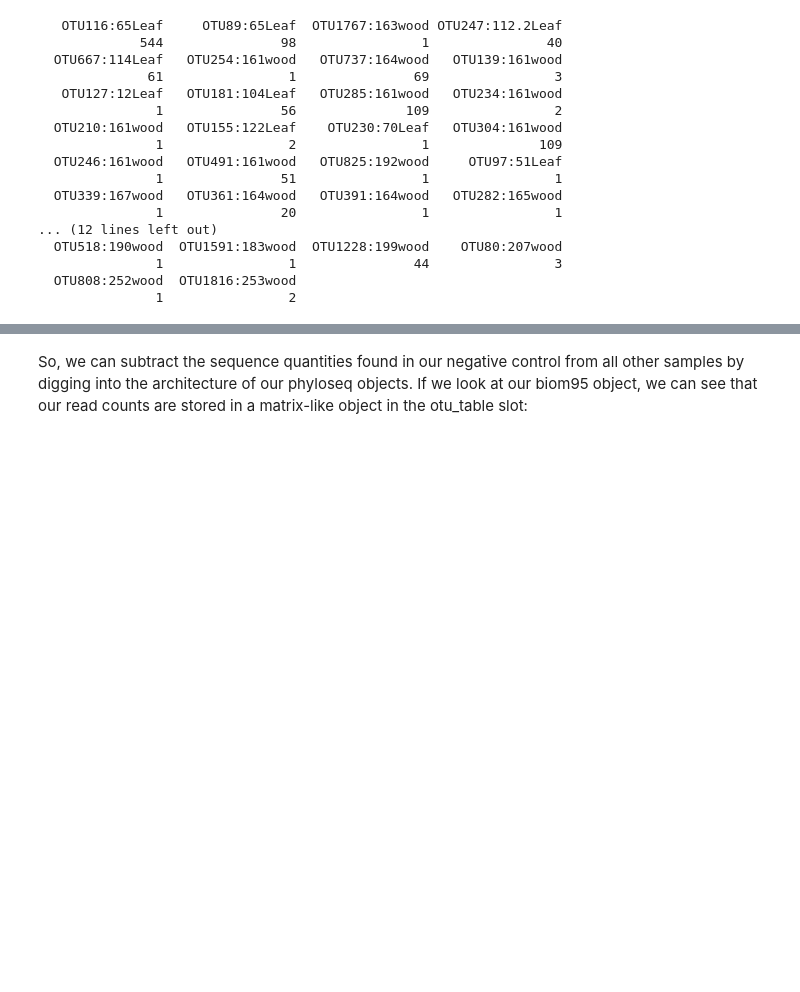
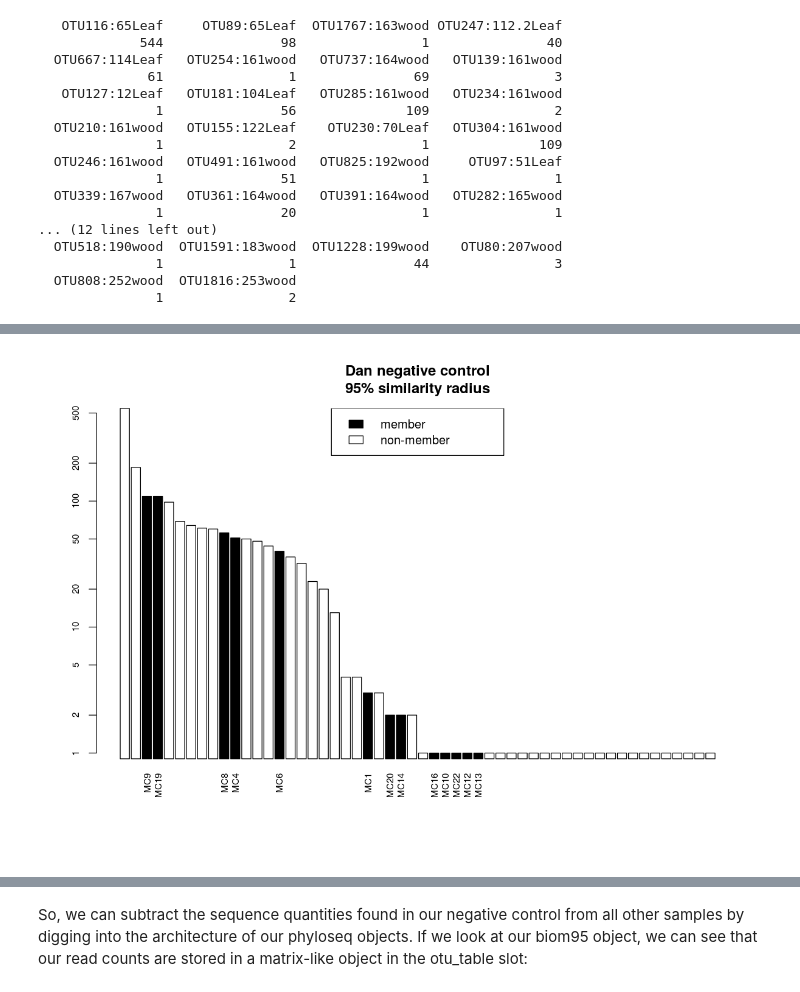
Before and after one commit to danchurch/taiwan_combined_stats, a Jupyter notebook: XylariaLeafWoodStats.ipynb, the cells around one changed output, grey strips where cells are left out. Cells and saved outputs as stored; diff of their text form; code cells hidden in the pictures; blank space fills up the shorter version.

```diff
--- a/XylariaLeafWoodStats.ipynb
+++ b/XylariaLeafWoodStats.ipynb
@@ -144,0 +139,6 @@ This stacks OTUs in the same taxonomic category into a single column. Hence, two
+# %%
+reads <- taxa_sums(neg95)[taxa_sums(neg95) > 0]
+reads <- sort(reads, decreasing = TRUE)
+sink('neg95names.txt') ## read out these OTUs so we can use them in python env
+names(reads)
+sink()
@@ -144,0 +218,4 @@ This stacks OTUs in the same taxonomic category into a single column. Hence, two
+# %%
+library('phyloseq')
+blast <- read.csv("mcblast_Neg95.csv", stringsAsFactors=FALSE)
+blast
@@ -144,0 +241,3 @@ This stacks OTUs in the same taxonomic category into a single column. Hence, two
+# %%
+## cutoffs
+goodblast <- blast[blast$pident > 94 & blast$length > 90,]
@@ -144,0 +246,16 @@ This stacks OTUs in the same taxonomic category into a single column. Hence, two
+# %%
+Neg95.gen <- tax_table(neg95)[names(reads),6] ## genus, from initial tax assignments
+Neg95.gen[is.na(Neg95.gen)] <- "NoID"
+Neg95.species <- tax_table(neg95)[names(reads),7] ## species, from initial tax assignments
+Neg95.species[is.na(Neg95.species)] <- "NoID"
+member <- names(reads) %in% goodblast$qseqid ## membership in mock community (probably tag-switchers)
+MC <- vector(length = length(reads)); MC[] <- 0 ## empty vector, for MC sample #, filled below
+Neg95bar <- data.frame(reads, member, MC, Neg95.gen, Neg95.species, stringsAsFactors=FALSE) ## dataframe
+##fill the mock community sample number by querying our csv from blast results
+colnames(Neg95bar)[1] <- "reads"
+for (i in 1:nrow(Neg95bar)){
+        if (rownames(Neg95bar)[i] %in% goodblast$qseqid) {
+                search <- grep(rownames(Neg95bar)[i], goodblast$qseqid)
+                Neg95bar$MC[i] <- goodblast$sseqid[search]
+        }
+    }
@@ -144,0 +282,10 @@ This stacks OTUs in the same taxonomic category into a single column. Hence, two
+# %%
+inout <- paste('MC', Neg95bar$MC, sep='')
+inout[inout=='MC0'] <- NA
+
+par(cex.axis = .75, mar=c(7,4,4,2))
+barplot(Neg95bar$reads,las=3,log='y', names.arg=inout, col = member,
+       main = 'Dan negative control\n95% similarity radius')
+legend("top", legend=c('member','non-member'), fill=c(1,0))
+# %% [output]
+[figure, added]
```
Also changed, not shown: parts of 22 cells of this notebook.
